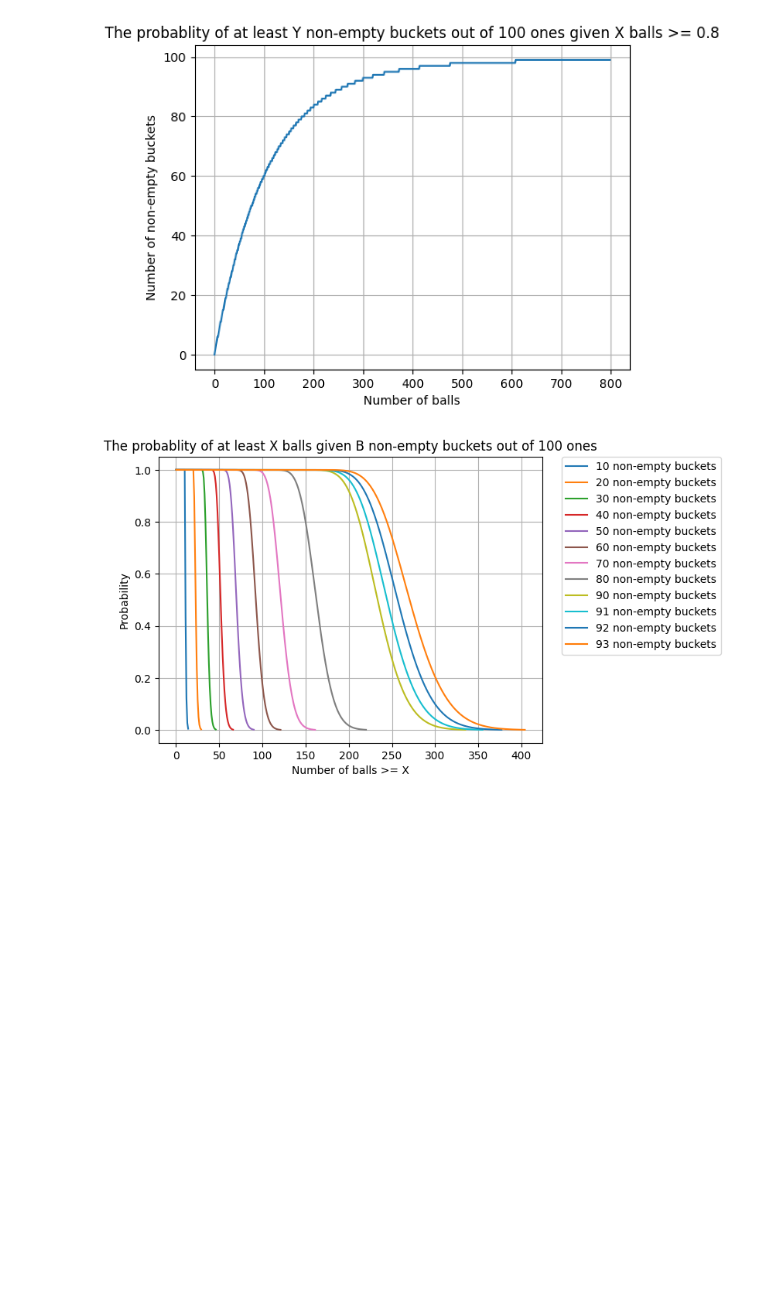
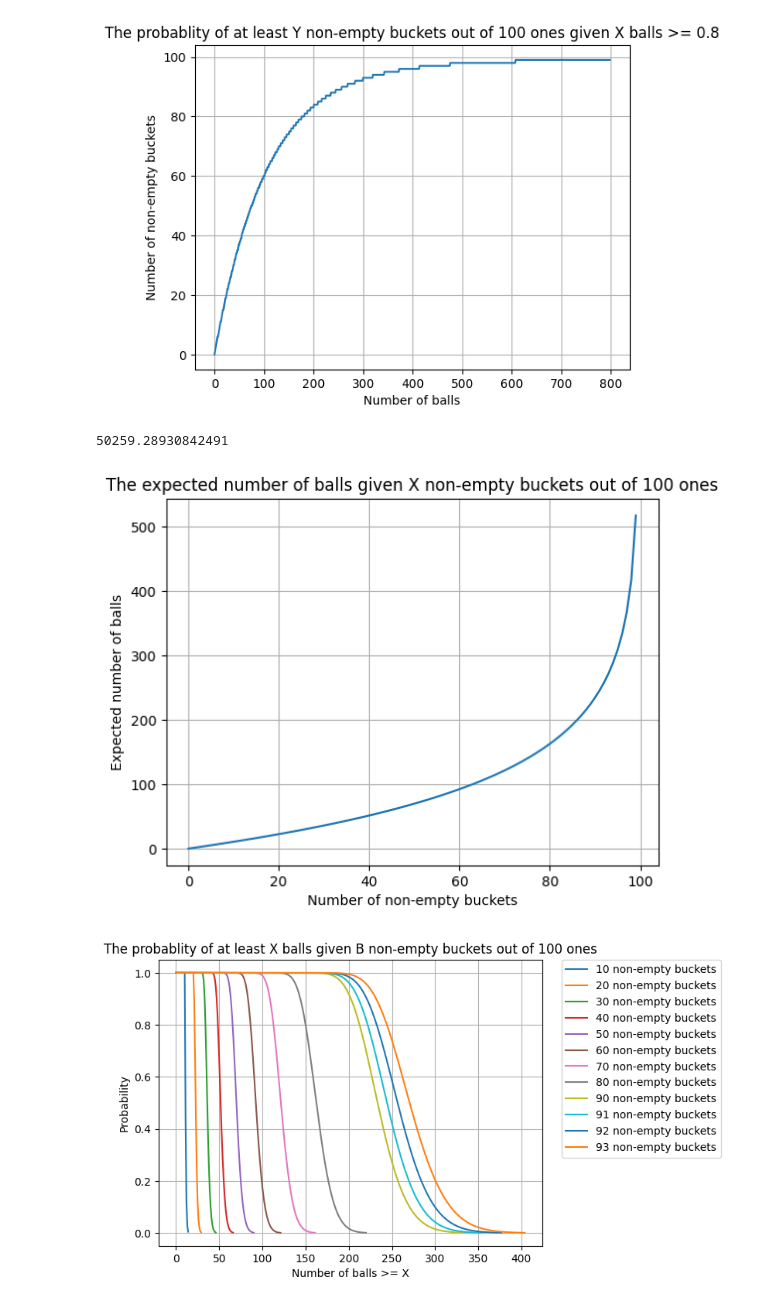
Before and after one commit to hczhu/code_recipes, a Jupyter notebook: py-notebook/N-balls-in-100-buckets.ipynb, the cells around one changed output. Saved outputs shown, nothing was run; the diff lists cells and outputs as text; code cells hidden in the pictures; blank space fills up the shorter version.

```diff
--- a/py-notebook/N-balls-in-100-buckets.ipynb
+++ b/py-notebook/N-balls-in-100-buckets.ipynb
@@ -61 +59,17 @@ assert probs.shape == (B+1, N+1)
+# %%
+plt.clf()
+plt.xlabel("Number of non-empty buckets")
+plt.ylabel("Expected number of balls")
+plt.title("The expected number of balls given X non-empty buckets out of 100 ones")
+plt.grid(True)
+
+expected_balls = np.sum(probs * np.arange(N+1), axis=1)
+
+plt.plot(expected_balls[:100])
+print(expected_balls[100])
+
+plt.show()
+# %% [output]
+50259.28930842491
+[figure, added]
 # %%
```
Also changed, not shown: parts of 2 cells of this notebook.
